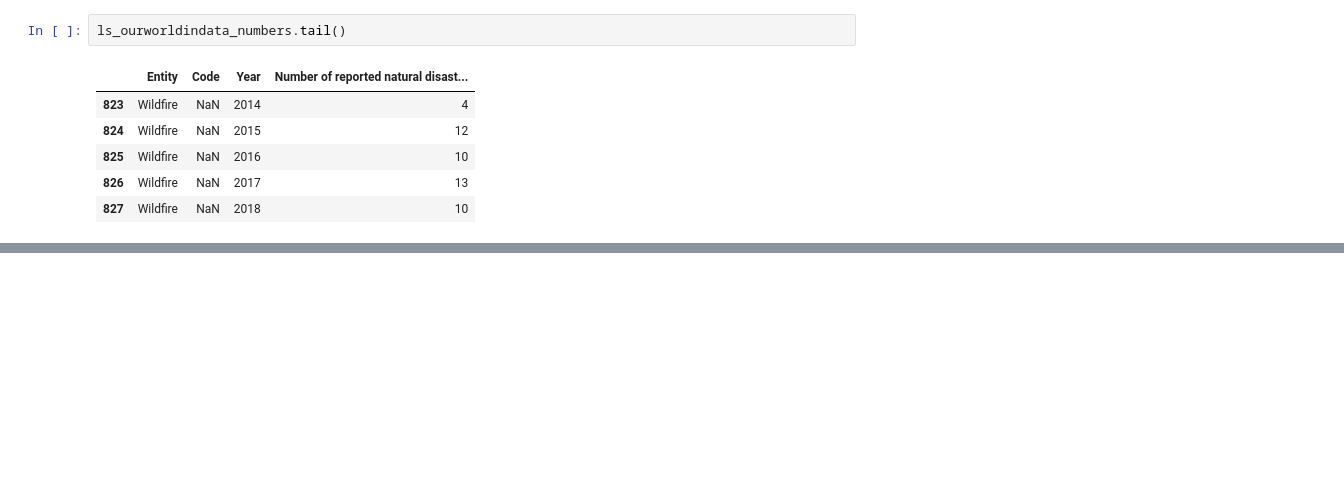
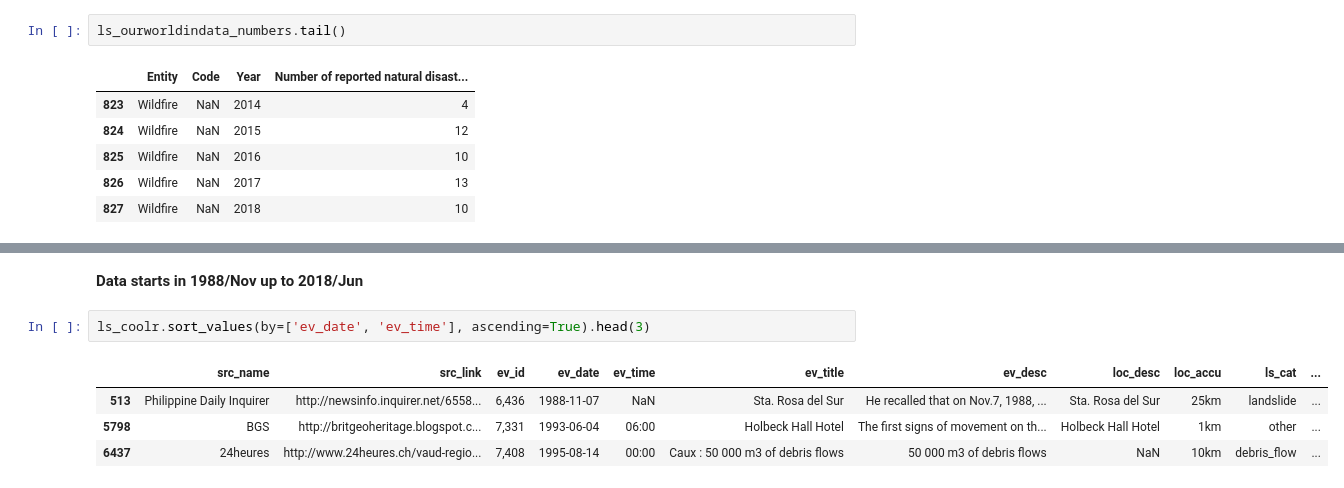
Before and after one commit to rpbenatti/DS-Projects, a Jupyter notebook: Landslide/Landslide_Datasets.ipynb, the cells around one changed output, grey strips where cells are left out. Drawn from its saved outputs; the diff is of its cells as text; blank space fills up the shorter version.

```diff
--- a/Landslide/Landslide_Datasets.ipynb
+++ b/Landslide/Landslide_Datasets.ipynb
@@ -448,0 +483,9 @@ ls_ourworldindata_numbers.tail()
+# %% [markdown]
+**Data starts in 1988/Nov up to 2018/Jun**
+# %%
+ls_coolr.sort_values(by=['ev_date', 'ev_time'], ascending=True).head(3)
+# %% [output]
+|  | src_name | src_link | ev_id | ev_date | ev_time | ev_title | ev_desc | loc_desc | loc_accu | ls_cat | ... |
+| 513 | Philippine Daily Inquirer | http://newsinfo.inquirer.net/6558... | 6,436 | 1988-11-07 | NaN | Sta. Rosa del Sur | He recalled that on Nov.7, 1988, ... | Sta. Rosa del Sur | 25km | landslide | ... |
+| 5798 | BGS | http://britgeoheritage.blogspot.c... | 7,331 | 1993-06-04 | 06:00 | Holbeck Hall Hotel | The first signs of movement on th... | Holbeck Hall Hotel | 1km | other | ... |
+| 6437 | 24heures | http://www.24heures.ch/vaud-regio... | 7,408 | 1995-08-14 | 00:00 | Caux : 50 000 m3 of debris flows | 50 000 m3 of debris flows | NaN | 10km | debris_flow | ... |
```
Also changed, not shown: parts of 21 cells of this notebook, 1 other file.
